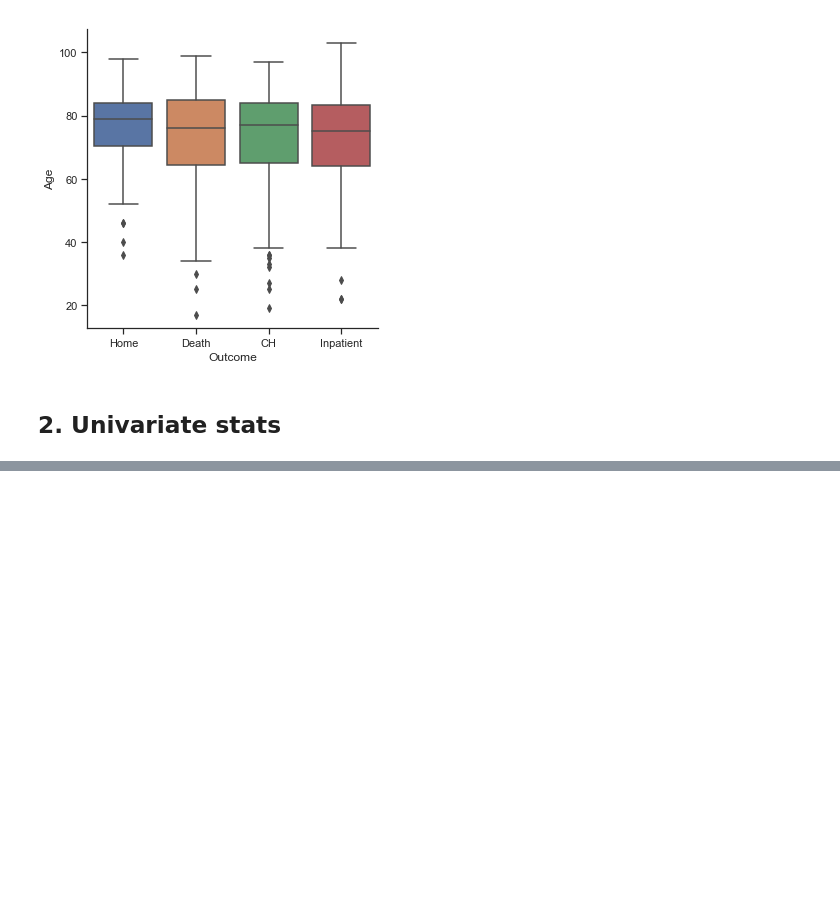
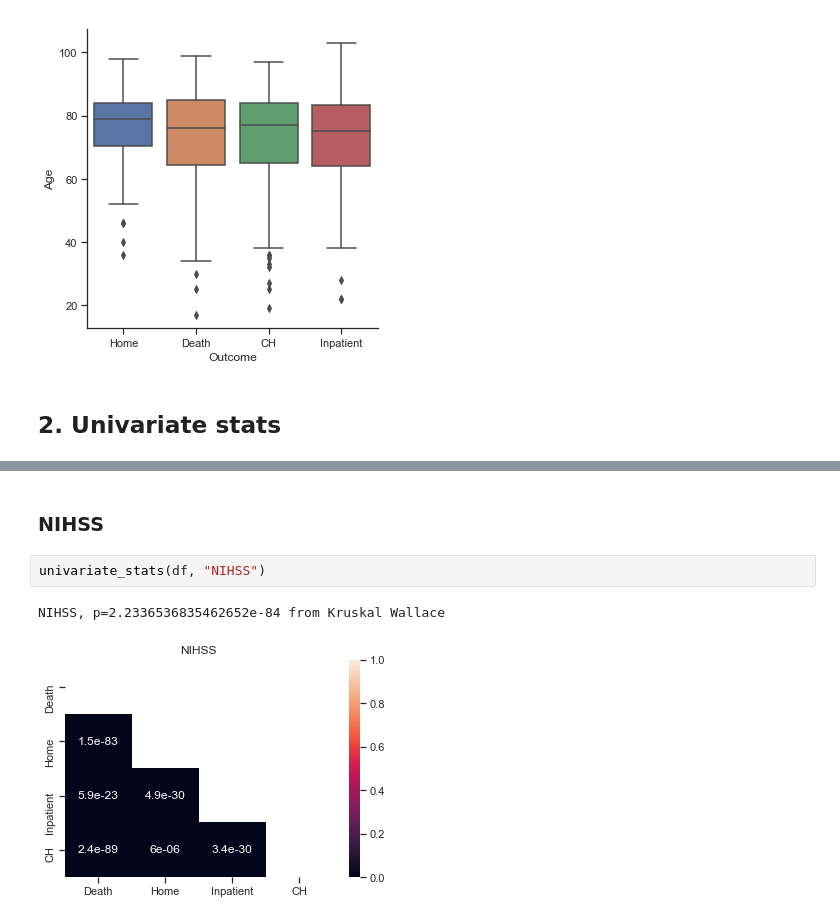
Before and after one commit to archydeberker/stroke-discharge, a Jupyter notebook: code/stroke-analysis.ipynb, the cells around one changed output, grey strips where cells are left out. Saved outputs shown, nothing was run; the diff lists cells and outputs as text; blank space fills up the shorter version.

```diff
--- a/code/stroke-analysis.ipynb
+++ b/code/stroke-analysis.ipynb
@@ -174,0 +230,7 @@ p
+# %% [markdown]
+### NIHSS
+# %%
+univariate_stats(df, "NIHSS")
+# %% [output]
+NIHSS, p=2.2336536835462652e-84 from Kruskal Wallace
+[figure, added]
```
Also changed, not shown: parts of 118 cells of this notebook, 2 other files.
